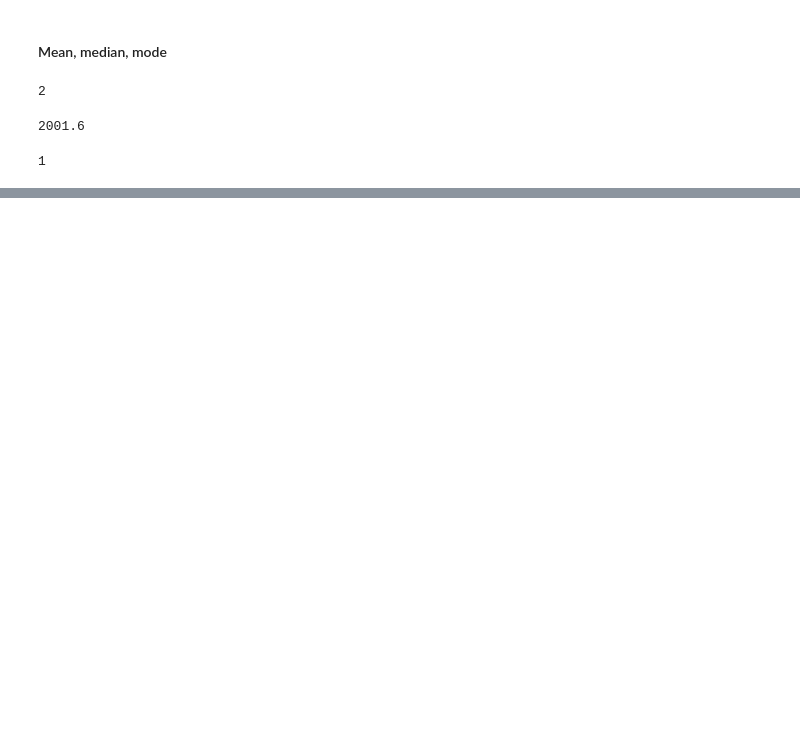
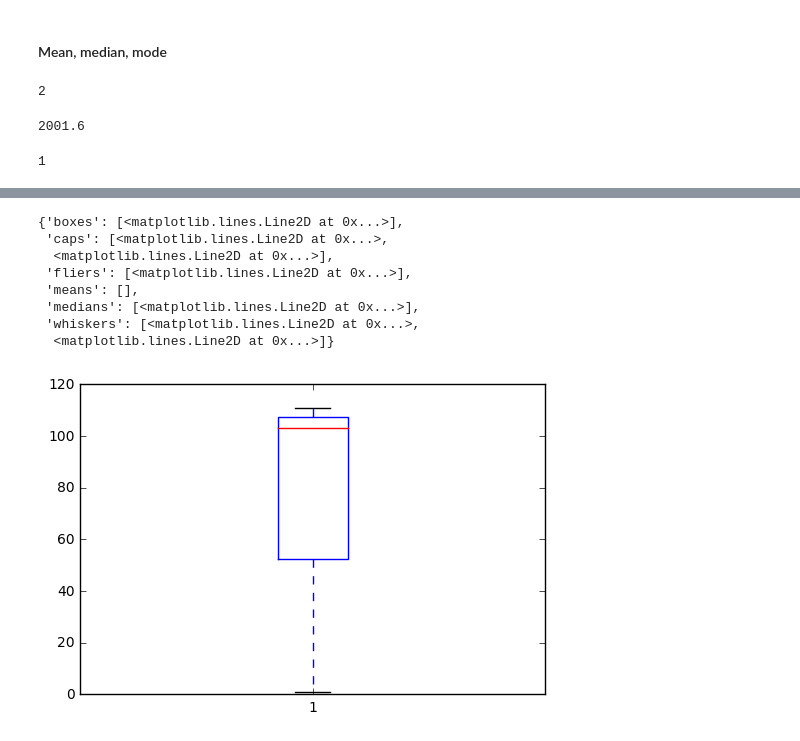
Before and after one commit to hichana/data-science-quiver, a Jupyter notebook: Statistics.ipynb, the cells around one changed output, grey strips where cells are left out. Cells and saved outputs as stored; diff of their text form; code cells hidden in the pictures; blank space fills up the shorter version.

```diff
--- a/Statistics.ipynb
+++ b/Statistics.ipynb
@@ -22,0 +96,19 @@ stats.mode(numbers_list)
+# %%
+# 1st Quartile goes from the minimum to the bottom of the box.
+# 2nd Quartile is bottom section of box, 3rd is top section,
+# and 4th is from top of box to the top whisker.
+# If Q3 and Q4 contain half of the data, it's clear their
+# values are condensed near each other in those Quartiles.
+# note, outliers may be plotted as a '+' somewhere outside
+# of the box plot
+plt.boxplot(ndarray)
+# %% [output]
+{'boxes': [<matplotlib.lines.Line2D at 0x...>],
+ 'caps': [<matplotlib.lines.Line2D at 0x...>,
+  <matplotlib.lines.Line2D at 0x...>],
+ 'fliers': [<matplotlib.lines.Line2D at 0x...>],
+ 'means': [],
+ 'medians': [<matplotlib.lines.Line2D at 0x...>],
+ 'whiskers': [<matplotlib.lines.Line2D at 0x...>,
+  <matplotlib.lines.Line2D at 0x...>]}
+[figure, added]
```
Also changed, not shown: parts of 14 cells of this notebook.
